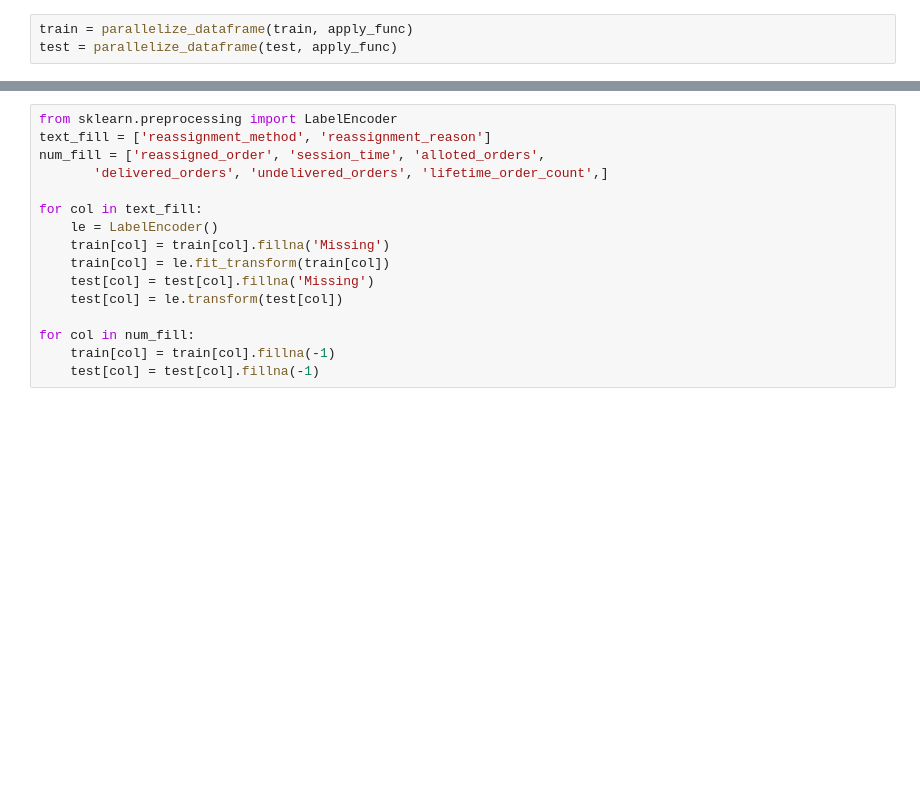
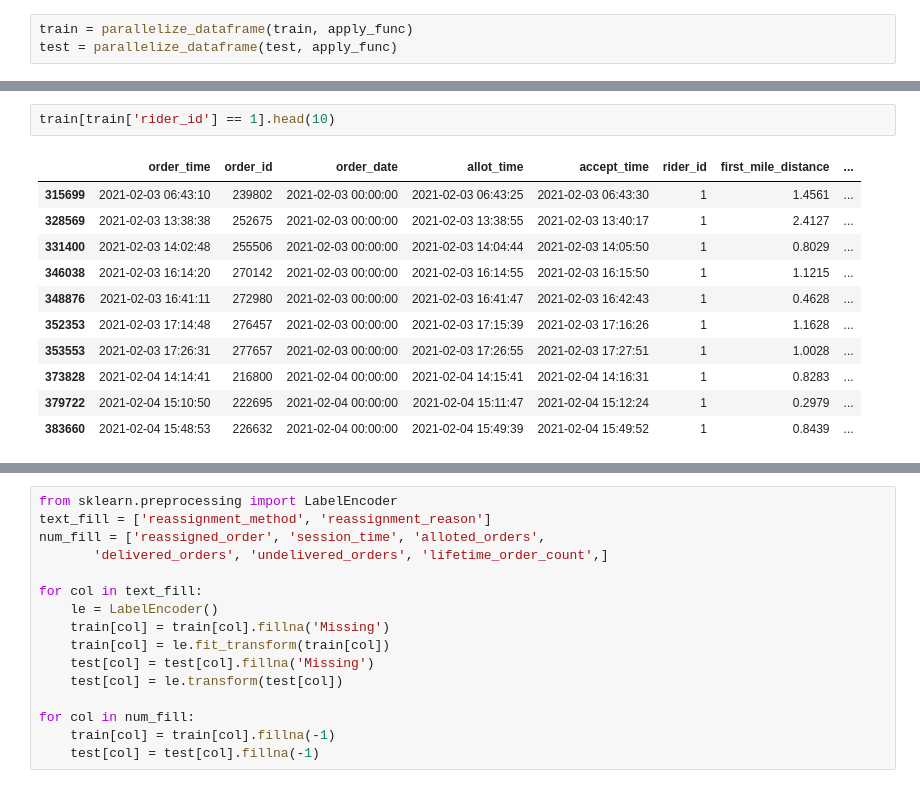
Before and after one commit to aryanpandey/Cascade-Cup-2022, a Jupyter notebook: Cascade_Cup_Aryan.ipynb, the cells around one changed output, grey strips where cells are left out. Saved outputs shown, nothing was run; the diff lists cells and outputs as text; blank space fills up the shorter version.

```diff
--- a/Cascade_Cup_Aryan.ipynb
+++ b/Cascade_Cup_Aryan.ipynb
@@ -183,0 +196,14 @@ test = parallelize_dataframe(test, apply_func)
+# %%
+train[train['rider_id'] == 1].head(10)
+# %% [output]
+|  | order_time | order_id | order_date | allot_time | accept_time | rider_id | first_mile_distance | ... |
+| 315699 | 2021-02-03 06:43:10 | 239802 | 2021-02-03 00:00:00 | 2021-02-03 06:43:25 | 2021-02-03 06:43:30 | 1 | 1.4561 | ... |
+| 328569 | 2021-02-03 13:38:38 | 252675 | 2021-02-03 00:00:00 | 2021-02-03 13:38:55 | 2021-02-03 13:40:17 | 1 | 2.4127 | ... |
+| 331400 | 2021-02-03 14:02:48 | 255506 | 2021-02-03 00:00:00 | 2021-02-03 14:04:44 | 2021-02-03 14:05:50 | 1 | 0.8029 | ... |
+| 346038 | 2021-02-03 16:14:20 | 270142 | 2021-02-03 00:00:00 | 2021-02-03 16:14:55 | 2021-02-03 16:15:50 | 1 | 1.1215 | ... |
+| 348876 | 2021-02-03 16:41:11 | 272980 | 2021-02-03 00:00:00 | 2021-02-03 16:41:47 | 2021-02-03 16:42:43 | 1 | 0.4628 | ... |
+| 352353 | 2021-02-03 17:14:48 | 276457 | 2021-02-03 00:00:00 | 2021-02-03 17:15:39 | 2021-02-03 17:16:26 | 1 | 1.1628 | ... |
+| 353553 | 2021-02-03 17:26:31 | 277657 | 2021-02-03 00:00:00 | 2021-02-03 17:26:55 | 2021-02-03 17:27:51 | 1 | 1.0028 | ... |
+| 373828 | 2021-02-04 14:14:41 | 216800 | 2021-02-04 00:00:00 | 2021-02-04 14:15:41 | 2021-02-04 14:16:31 | 1 | 0.8283 | ... |
+| 379722 | 2021-02-04 15:10:50 | 222695 | 2021-02-04 00:00:00 | 2021-02-04 15:11:47 | 2021-02-04 15:12:24 | 1 | 0.2979 | ... |
+| 383660 | 2021-02-04 15:48:53 | 226632 | 2021-02-04 00:00:00 | 2021-02-04 15:49:39 | 2021-02-04 15:49:52 | 1 | 0.8439 | ... |
```
Also changed, not shown: parts of 14 cells of this notebook, 4 other files.
